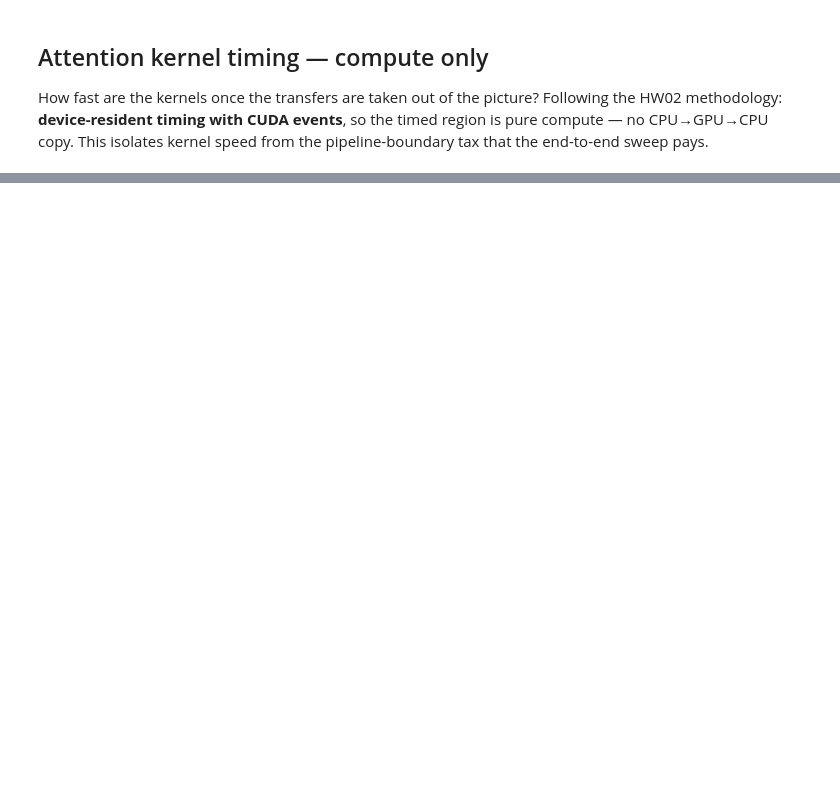
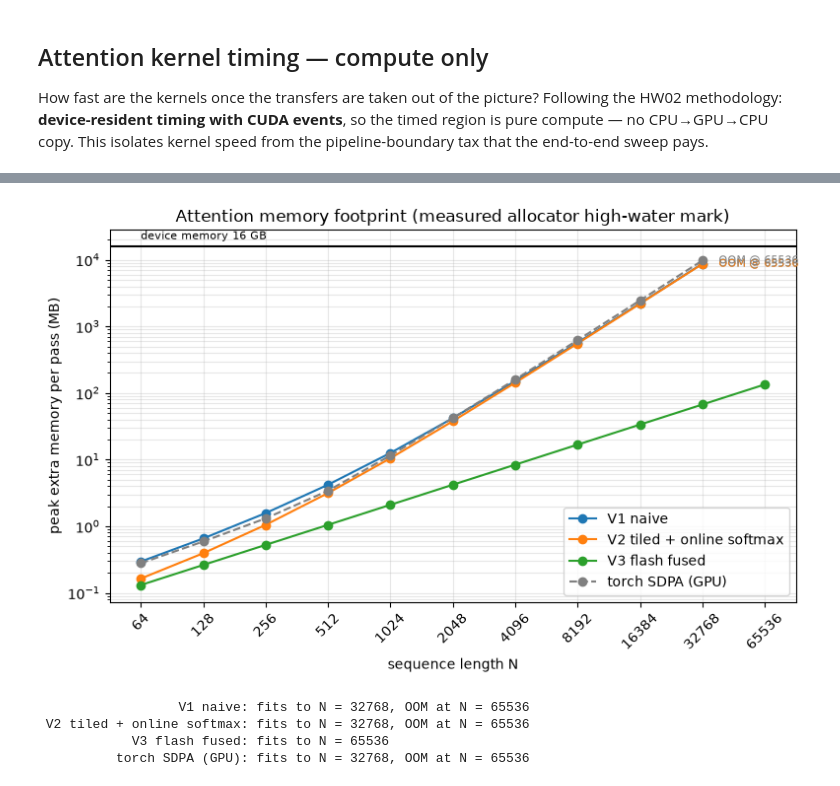
Before and after one commit to LtnLinh/Transformer-Attention-Mechanism, a Jupyter notebook: demo.ipynb, the cells around one changed output, grey strips where cells are left out. Saved outputs shown, nothing was run; the diff lists cells and outputs as text; code cells hidden in the pictures; blank space fills up the shorter version.

```diff
--- a/demo.ipynb
+++ b/demo.ipynb
@@ -485,0 +494,50 @@ else:
+# %%
+# Chart 4 -- peak extra GPU memory of one attention pass, swept until the
+# O(N^2) versions hit the card's capacity. None (OOM) ends a line.
+if cuda.is_available():
+    FOOT_LENS = [2 ** x for x in range(6, 17)]  # 64 .. 65536
+    foot_models = {"V1 naive": GpuV1(), "V2 tiled + online softmax": GpuV2(),
+                   "V3 flash fused": GpuV3()}
+    foot = {name: [] for name in [*foot_models, "torch SDPA (GPU)"]}
+    for n in FOOT_LENS:
+        for name, m in foot_models.items():
+            foot[name].append(bench.attention_peak_extra_bytes(m, n))
+        foot["torch SDPA (GPU)"].append(bench.sdpa_peak_extra_bytes(cpu_model, n))
+        torch.cuda.empty_cache()
+
+    fig, ax = plt.subplots(figsize=(8, 5))
+    for name, vals in foot.items():
+        pts = [(n, b) for n, b in zip(FOOT_LENS, vals) if b is not None]
+        xs, ys = [p[0] for p in pts], [p[1] / 1e6 for p in pts]
+        ax.plot(xs, ys, marker="o", color=COLORS[name],
+                linestyle="--" if "SDPA" in name else "-", label=name)
+        if len(pts) < len(FOOT_LENS):  # line ends where the alloc stopped fitting
+            ax.text(xs[-1] * 1.2, ys[-1], f"OOM @ {FOOT_LENS[len(pts)]}",
+                    color=COLORS[name], fontsize=8, va="center")
+    total = torch.cuda.get_device_properties(0).total_memory
+    ax.axhline(total / 1e6, color="k", lw=1.5)
+    ax.text(FOOT_LENS[0], total / 1e6 * 1.3, f"device memory {total / 1e9:.0f} GB",
+            fontsize=8)
+    ax.set_xscale("log", base=2)
+    ax.set_yscale("log")
+    ax.set_xticks(FOOT_LENS, FOOT_LENS, rotation=45)
+    ax.set_xlabel("sequence length N")
+    ax.set_ylabel("peak extra memory per pass (MB)")
+    ax.set_title("Attention memory footprint (measured allocator high-water mark)")
+    ax.grid(True, which="both", alpha=0.3)
+    ax.legend()
+    plt.tight_layout()
+    plt.show()
+
+    for name, vals in foot.items():
+        fit = sum(b is not None for b in vals)
+        print(f"{name:>26}: fits to N = {FOOT_LENS[fit - 1]}"
+              + ("" if fit == len(FOOT_LENS) else f", OOM at N = {FOOT_LENS[fit]}"))
+else:
+    print("No CUDA device -- skipping the footprint sweep")
+# %% [output]
+[figure, added]
+                  V1 naive: fits to N = 32768, OOM at N = 65536
+ V2 tiled + online softmax: fits to N = 32768, OOM at N = 65536
+            V3 flash fused: fits to N = 65536
+          torch SDPA (GPU): fits to N = 32768, OOM at N = 65536
```
Also changed, not shown: parts of 15 cells of this notebook, 3 other files.
